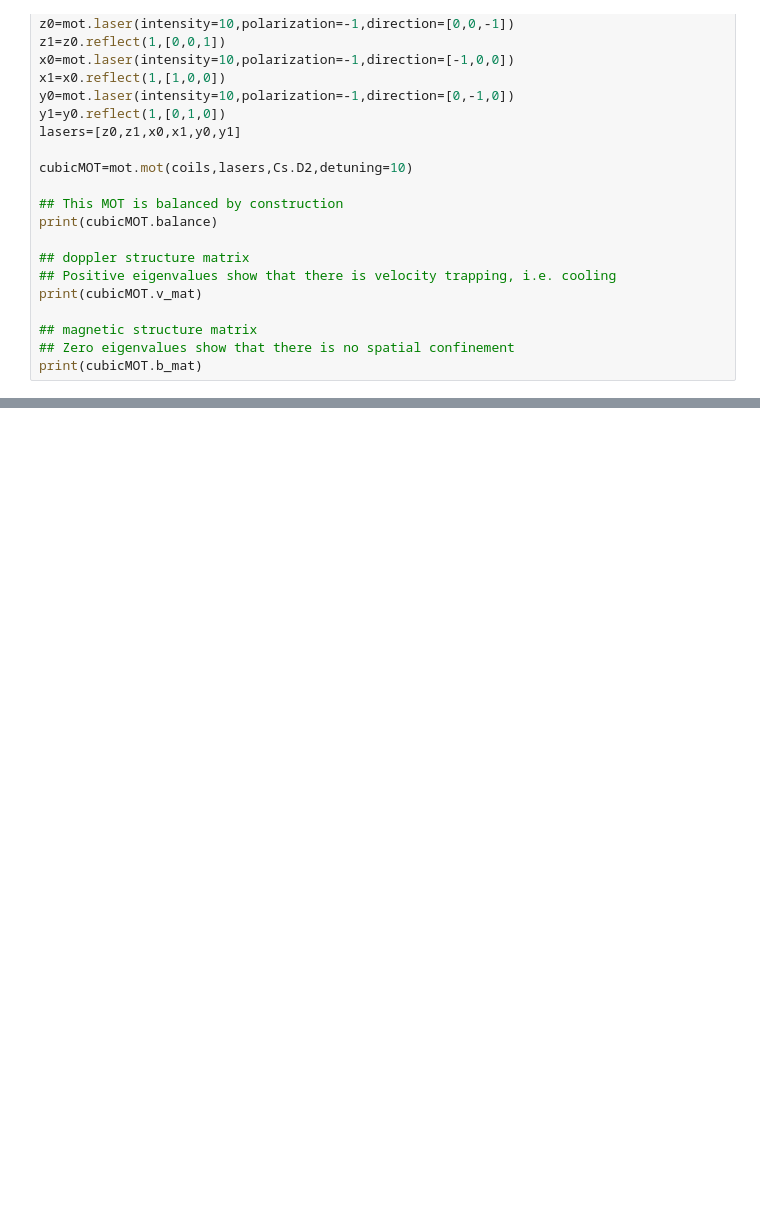
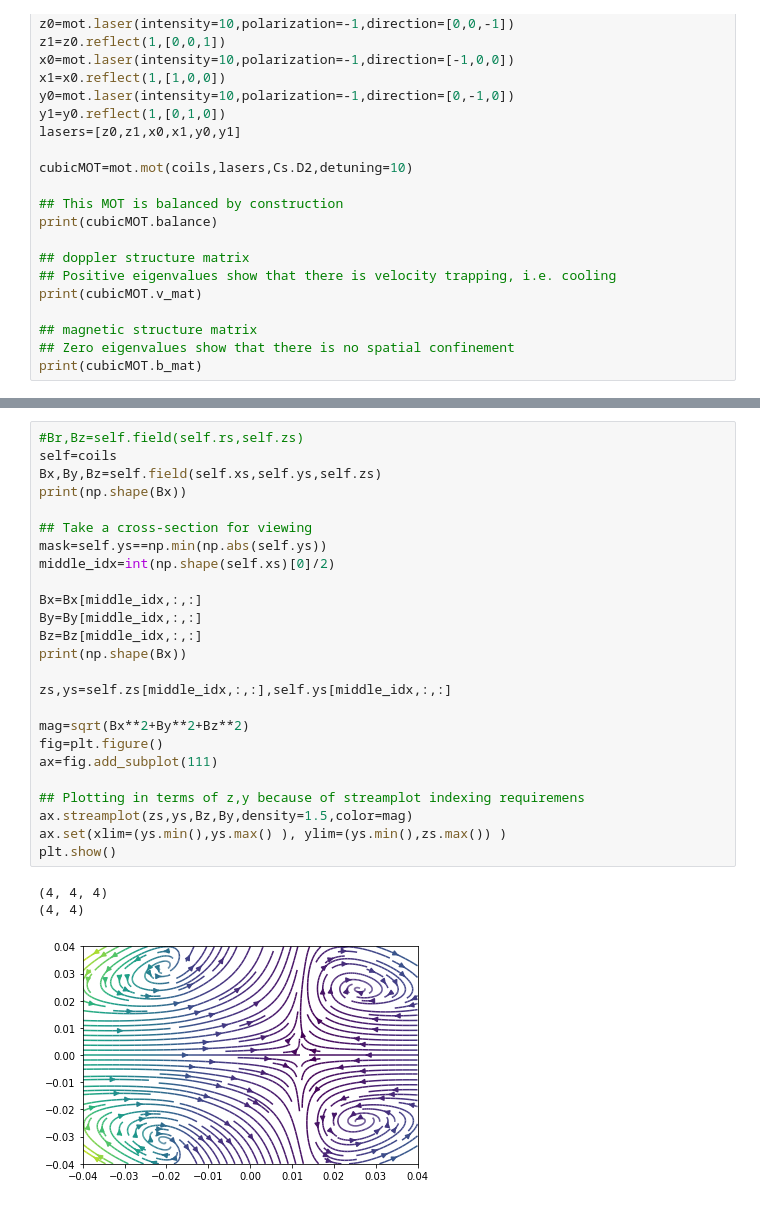
Before and after one commit to matterwaves/atomic_py, a Jupyter notebook: mot-class-tests.ipynb, the cells around one changed output, grey strips where cells are left out. Cells and saved outputs as stored; diff of their text form; blank space fills up the shorter version.

```diff
--- a/mot-class-tests.ipynb
+++ b/mot-class-tests.ipynb
@@ -203,0 +216,29 @@ array([-0., -0., -0.])
+# %%
+#Br,Bz=self.field(self.rs,self.zs)
+self=coils
+Bx,By,Bz=self.field(self.xs,self.ys,self.zs)
+print(np.shape(Bx))
+
+## Take a cross-section for viewing
+mask=self.ys==np.min(np.abs(self.ys))
+middle_idx=int(np.shape(self.xs)[0]/2)
+
+Bx=Bx[middle_idx,:,:]
+By=By[middle_idx,:,:]
+Bz=Bz[middle_idx,:,:]
+print(np.shape(Bx))
+
+zs,ys=self.zs[middle_idx,:,:],self.ys[middle_idx,:,:]
+
+mag=sqrt(Bx**2+By**2+Bz**2)
+fig=plt.figure()
+ax=fig.add_subplot(111)
+
+## Plotting in terms of z,y because of streamplot indexing requiremens
+ax.streamplot(zs,ys,Bz,By,density=1.5,color=mag)
+ax.set(xlim=(ys.min(),ys.max() ), ylim=(ys.min(),zs.max()) )
+plt.show()
+# %% [output]
+(4, 4, 4)
+(4, 4)
+[figure, added]
```
Also changed, not shown: parts of 19 cells of this notebook, 1 other file.
